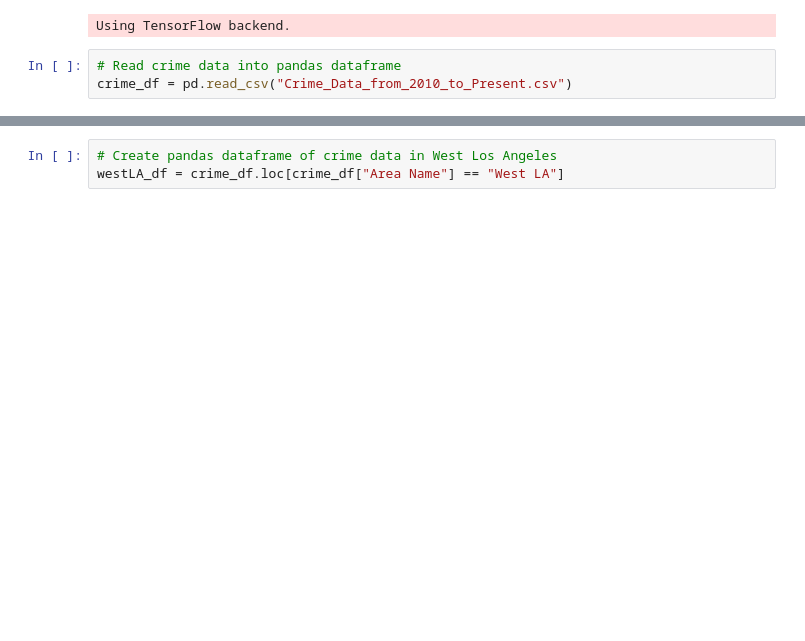
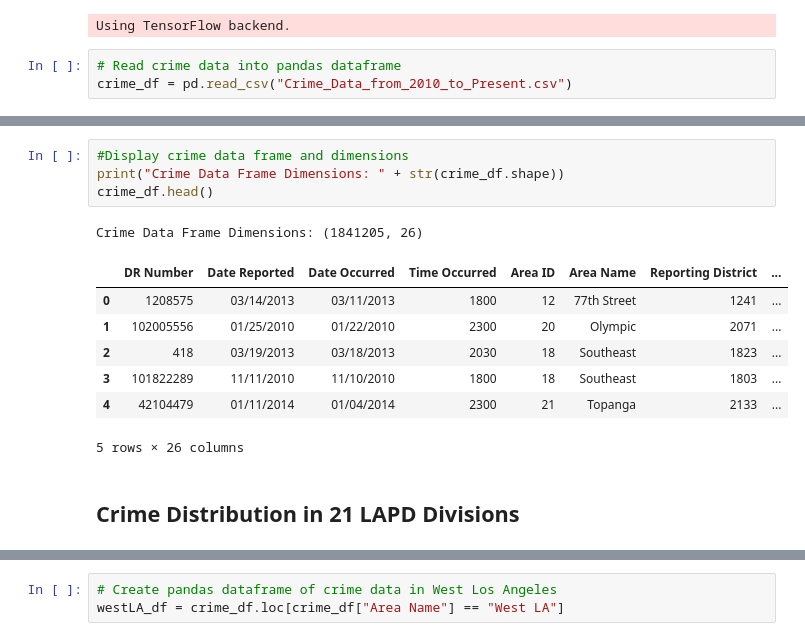
Before and after one commit to jamqd/LA_Crime_Analysis, a Jupyter notebook: lapdcrime.ipynb, the cells around one changed output, grey strips where cells are left out. Drawn from its saved outputs; the diff is of its cells as text; blank space fills up the shorter version.

```diff
--- a/lapdcrime.ipynb
+++ b/lapdcrime.ipynb
@@ -41,3 +20,18 @@ crime_df
+# %%
+#Display crime data frame and dimensions
+print("Crime Data Frame Dimensions: " + str(crime_df.shape))
+crime_df.head()
+# %% [output]
+Crime Data Frame Dimensions: (1841205, 26)
+|  | DR Number | Date Reported | Date Occurred | Time Occurred | Area ID | Area Name | Reporting District | ... |
+| 0 | 1208575 | 03/14/2013 | 03/11/2013 | 1800 | 12 | 77th Street | 1241 | ... |
+| 1 | 102005556 | 01/25/2010 | 01/22/2010 | 2300 | 20 | Olympic | 2071 | ... |
+| 2 | 418 | 03/19/2013 | 03/18/2013 | 2030 | 18 | Southeast | 1823 | ... |
+| 3 | 101822289 | 11/11/2010 | 11/10/2010 | 1800 | 18 | Southeast | 1803 | ... |
+| 4 | 42104479 | 01/11/2014 | 01/04/2014 | 2300 | 21 | Topanga | 2133 | ... |
+5 rows × 26 columns
+# %% [markdown]
+## Crime Distribution in 21 LAPD Divisions
 # %%
 # List 21 LAPD divisions
 print("The number of LAPD divisions is " + str(len(crime_df["Area Name"].unique())) + ". \n")
```
Also changed, not shown: parts of 21 cells of this notebook.
